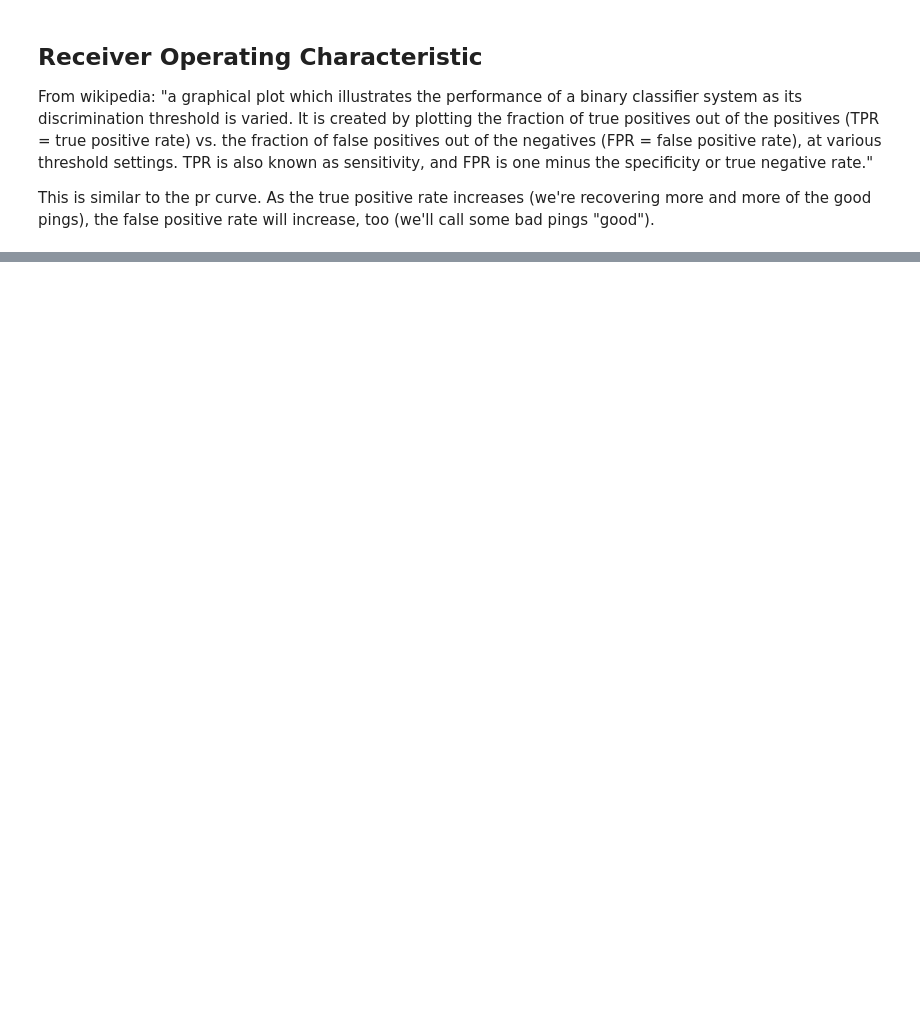
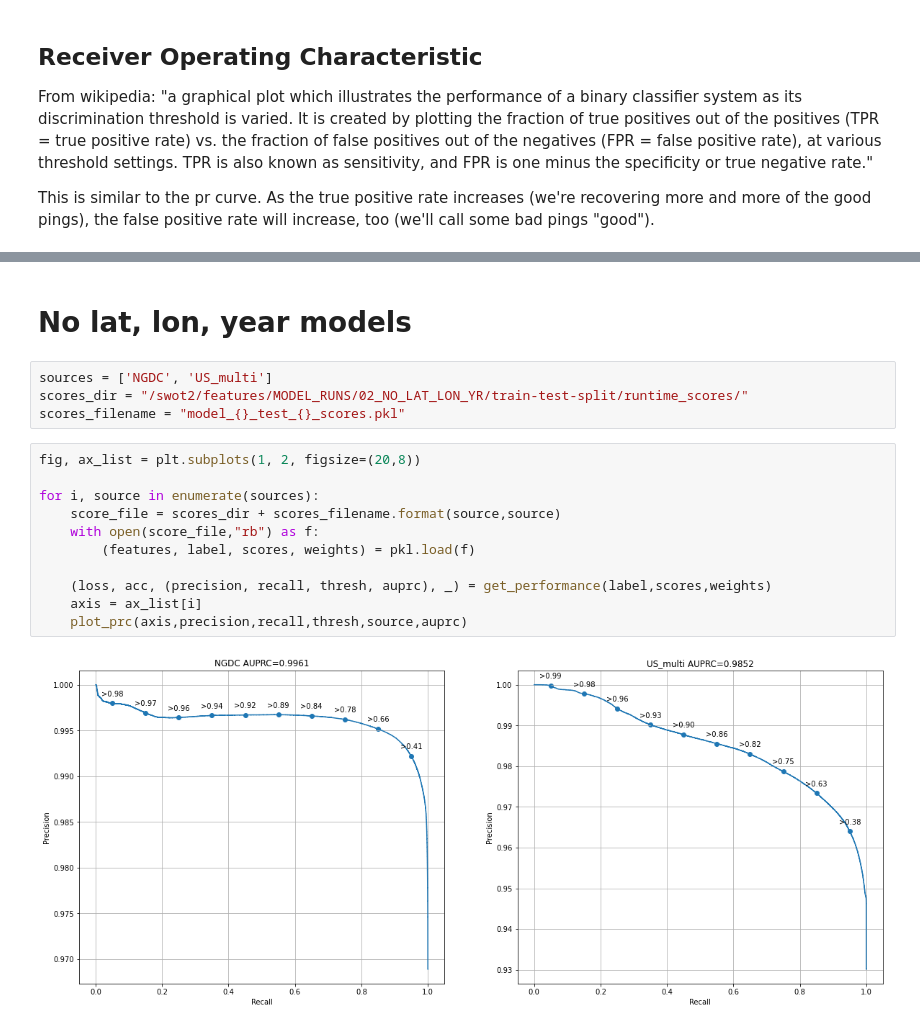
Before and after one commit to arapat/bathymetry, a Jupyter notebook: analysis/PRC-ROC.ipynb, the cells around one changed output, grey strips where cells are left out. Saved outputs shown, nothing was run; the diff lists cells and outputs as text; blank space fills up the shorter version.

```diff
--- a/analysis/PRC-ROC.ipynb
+++ b/analysis/PRC-ROC.ipynb
@@ -103,0 +104,19 @@ for i, source in enumerate(sources):
+# %% [markdown]
+# No lat, lon, year models
+# %%
+sources = ['NGDC', 'US_multi']
+scores_dir = "/swot2/features/MODEL_RUNS/02_NO_LAT_LON_YR/train-test-split/runtime_scores/"
+scores_filename = "model_{}_test_{}_scores.pkl"
+# %%
+fig, ax_list = plt.subplots(1, 2, figsize=(20,8))
+
+for i, source in enumerate(sources):
+    score_file = scores_dir + scores_filename.format(source,source)
+    with open(score_file,"rb") as f:
+        (features, label, scores, weights) = pkl.load(f)
+
+    (loss, acc, (precision, recall, thresh, auprc), _) = get_performance(label,scores,weights)
+    axis = ax_list[i]
+    plot_prc(axis,precision,recall,thresh,source,auprc)
+# %% [output]
+[figure, added]
```
Also changed, not shown: parts of 7 cells of this notebook, 2 other files.
